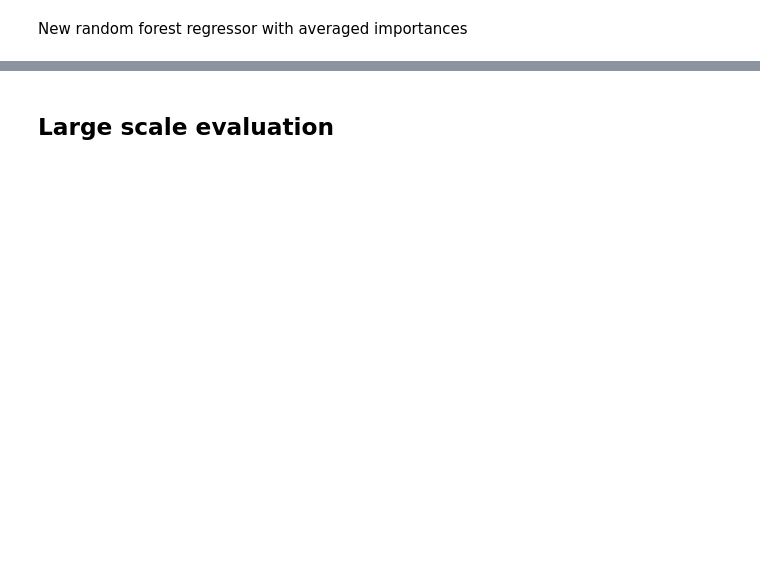
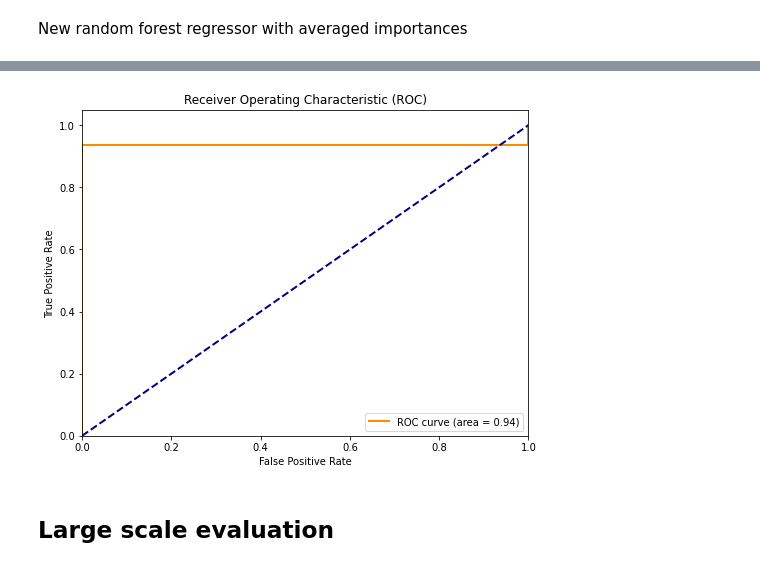
Before and after one commit to jaimebarran/a-eye_preprocessing, a Jupyter notebook: Code/mri_qc.ipynb, the cells around one changed output, grey strips where cells are left out. Cells and saved outputs as stored; diff of their text form; code cells hidden in the pictures; blank space fills up the shorter version.

```diff
--- a/Code/mri_qc.ipynb
+++ b/Code/mri_qc.ipynb
@@ -1414,0 +1603,79 @@ plt.show()
+# %%
+import pandas as pd
+import matplotlib.pyplot as plt
+from sklearn.model_selection import train_test_split
+from sklearn.ensemble import RandomForestRegressor, RandomForestClassifier
+from sklearn.model_selection import cross_val_score
+from sklearn.metrics import accuracy_score, mean_squared_error, r2_score
+from sklearn.metrics import roc_curve, auc
+from scipy.special import expit  # For the logistic (sigmoid) function
+
+random_state = 0
+
+# Load your dataset into a pandas DataFrame (replace 'your_data.csv' with your actual data file)
+df = pd.read_excel('/home/jaimebarranco/Desktop/scores.xlsx', sheet_name='brainmask_avg_data')
+
+# Separate features (X) and target (y)
+X = df[features]
+y = df['exclusion']
+# Train/test split
+X_train, X_test, y_train, y_test = train_test_split(X, y, test_size=0.2, random_state=random_state) # random_state=0
+# Create a Random Forest Regressor or Classifier (for classification tasks)
+rf_model = RandomForestClassifier(n_estimators=100, random_state=random_state) # random_state=0, bootstrap=True (If False, the whole dataset is used to build each tree.)
+
+# - CROSS-VALIDATION - #
+# Perform cross-validation
+num_folds = 5  # Number of folds for cross-validation
+scores = cross_val_score(rf_model, X_train, y_train, cv=num_folds, scoring='r2')
+# Print the cross-validation scores for each fold
+print("Cross-Validation R2 Scores:", scores)
+# Calculate the mean and standard deviation of the cross-validation scores
+mean_r2 = scores.mean()
+std_r2 = scores.std()
+print("Mean R2 Score:", mean_r2)
+print("Standard Deviation of R2 Score:", std_r2)
+# ------------------- #
+
+# - TRAIN THE MODEL - #
+# Fit the model to the training data. Train the model
+rf_model.fit(X_train, y_train)
+# ------------------- #
+
+# - FEATURE IMPORTANCE - #
+# Get feature importances
+feature_importances = rf_model.feature_importances_
+# Create a DataFrame to better visualize feature importances
+feature_importance_df = pd.DataFrame({'Feature': X_train.columns, 'Importance': feature_importances})
+# Sort features by importance in descending order
+feature_importance_df = feature_importance_df.sort_values(by='Importance', ascending=False)
+# Display the sorted feature importances
+print(feature_importance_df)
+# ---------------------- #
+
+# -EVALUATE THE MODEL - #
+# Make predictions
+y_pred_test = rf_model.predict(X_test)
+# Get predicted probabilities
+y_pred_prob = rf_model.predict_proba(X_test)[:, 1]  # Probabilities of {0, 1} class
+# Evaluate the model
+accuracy = accuracy_score(y_test, y_pred_test)
+confusion = confusion_matrix(y_test, y_pred_test)
+print("Accuracy:", accuracy)
+print("Confusion Matrix:\n", confusion)
+# --------------------- #
+
+# - PLOT PREDICTED VS ACTUAL VALUES - #
+# Plot ROC curve
+fpr, tpr, thresholds = roc_curve(y_test, y_pred_prob) # not with the probabilities...
+roc_auc = auc(fpr, tpr)
+plt.figure(figsize=(8, 6))
+plt.plot(fpr, tpr, color='darkorange', lw=2, label='ROC curve (area = %0.2f)' % roc_auc)
+plt.plot([0, 1], [0, 1], color='navy', lw=2, linestyle='--')
+plt.xlim([0.0, 1.0])
+plt.ylim([0.0, 1.05])
+plt.xlabel('False Positive Rate')
+plt.ylabel('True Positive Rate')
+plt.title('Receiver Operating Characteristic (ROC)')
+plt.legend(loc="lower right")
+plt.show()
+# %% [output]
@@ -1415,2 +1697,3 @@ plt.show()
+[figure, added]
 # %% [markdown]
 ## Large scale evaluation
```
Also changed, not shown: parts of 12 cells of this notebook.
